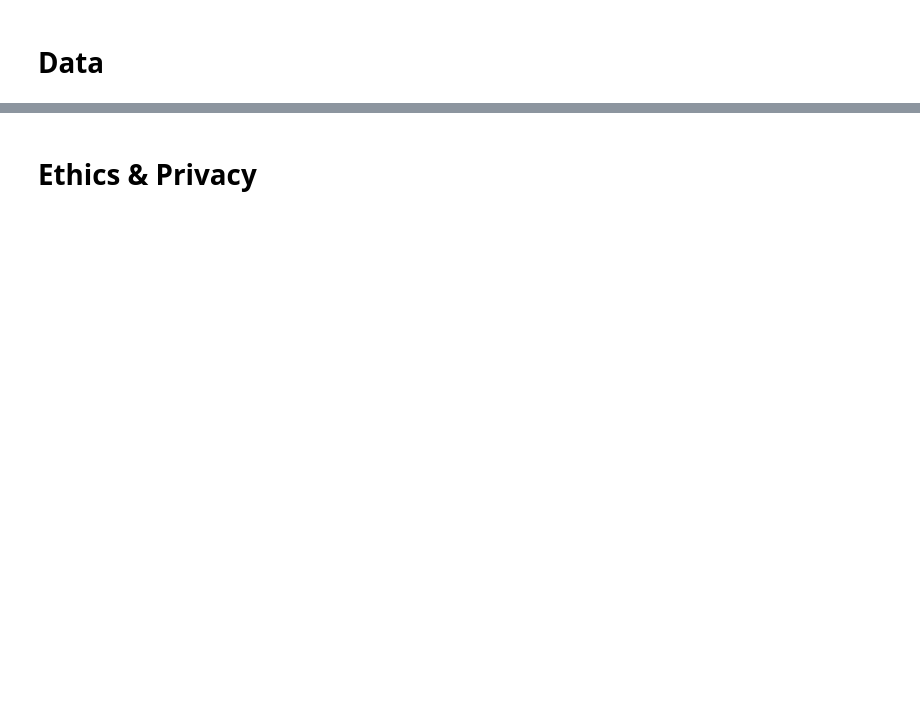
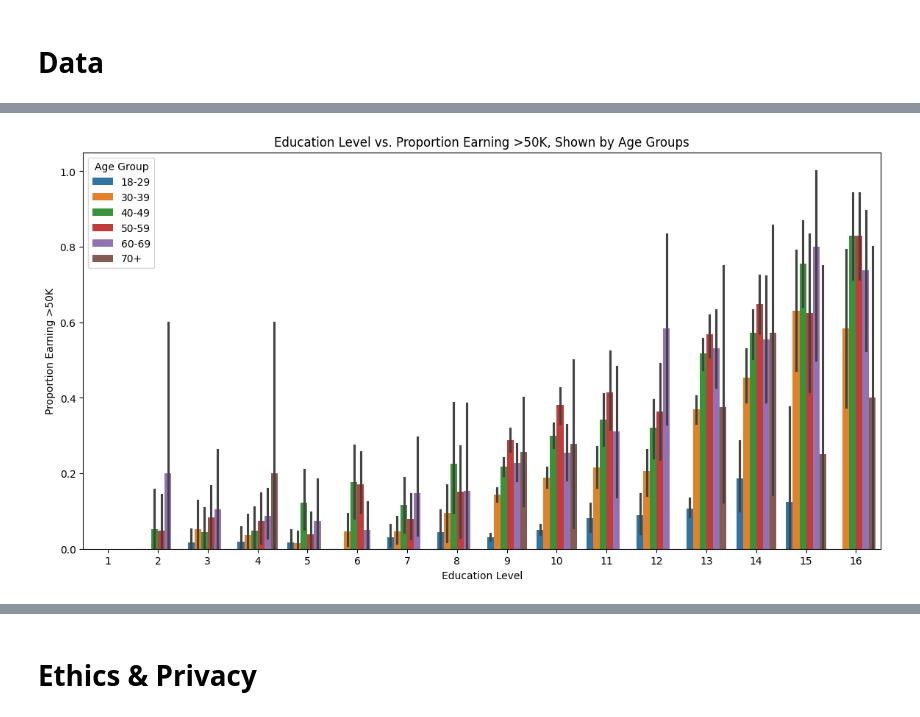
Before and after one commit to Nooowin/edu-salary-analysis, a Jupyter notebook: FinalProject_Group179_WI25.ipynb, the cells around one changed output, grey strips where cells are left out. Drawn from its saved outputs; the diff is of its cells as text; code cells hidden in the pictures; blank space fills up the shorter version.

```diff
--- a/FinalProject_Group179_WI25.ipynb
+++ b/FinalProject_Group179_WI25.ipynb
@@ -122,0 +285,15 @@ Some more words and stuff.  Remember notebooks work best if you interleave the c
+# %%
+bins = [18, 30, 40, 50, 60, 70, 80]
+labels = ["18-29", "30-39", "40-49", "50-59", "60-69","70+"]
+df_new["age_group"] = pd.cut(df_new["age"], bins=bins, labels=labels, right=False)
+
+plt.figure(figsize=(14, 7))
+
+sns.barplot(x = 'education*num', y = 'salary', hue="age_group", data = df_new)
+plt.xlabel("Education Level")
+plt.ylabel("Proportion Earning >50K")
+plt.title("Education Level vs. Proportion Earning >50K, Shown by Age Groups")
+plt.legend(title="Age Group")
+plt.show()
+# %% [output]
+[figure, added]
```
Also changed, not shown: parts of 62 cells of this notebook.
